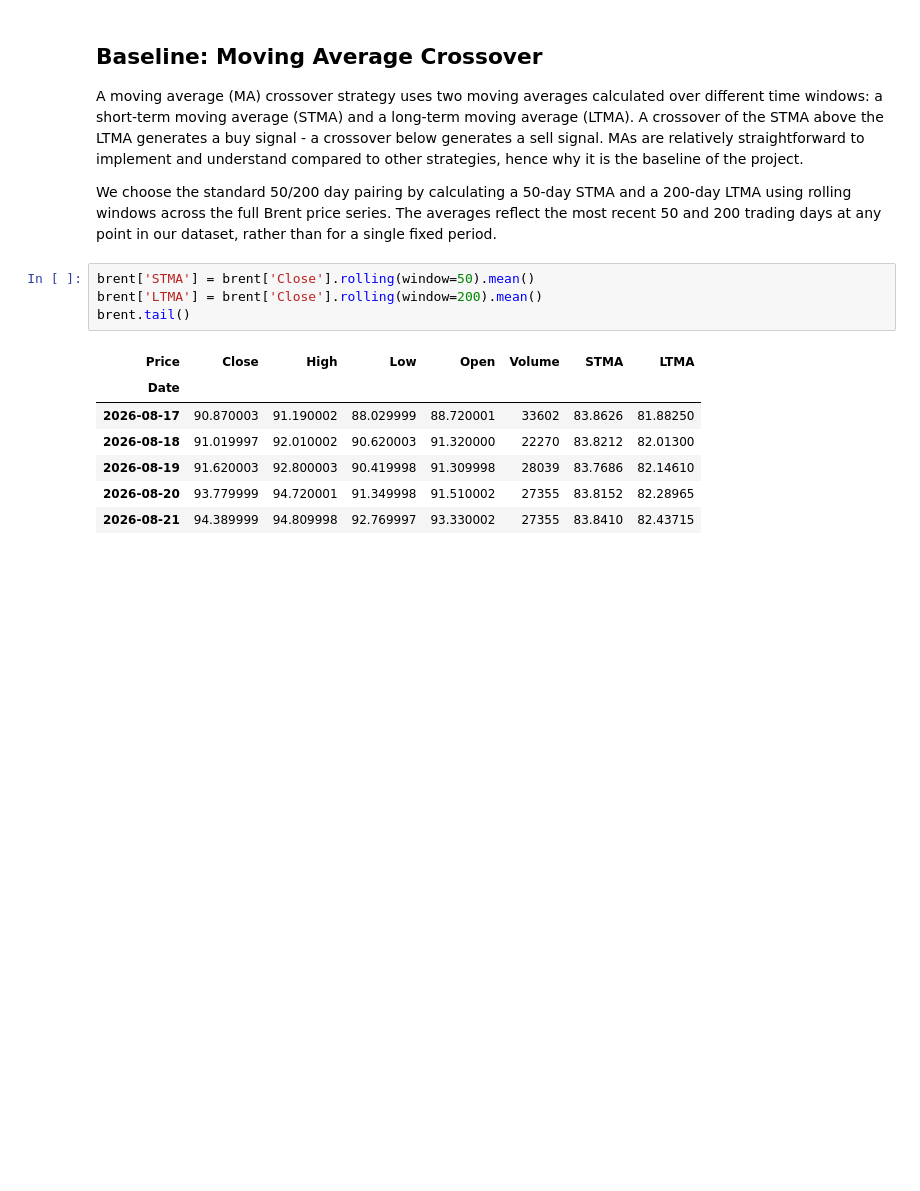
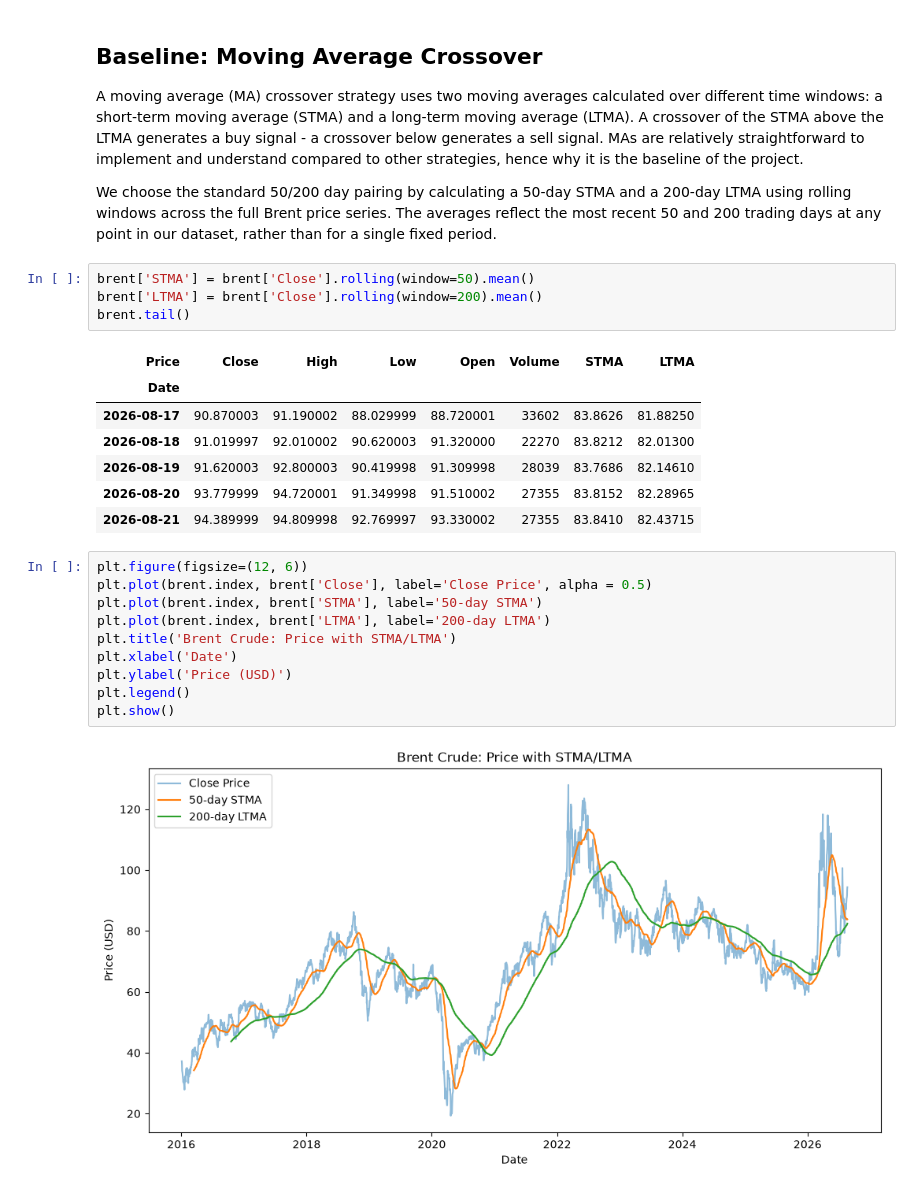
Before and after one commit to myuran-t/brent-crude-regime-model, a Jupyter notebook: brent_regime_model.ipynb, the cells around one changed output. Drawn from its saved outputs; the diff is of its cells as text; blank space fills up the shorter version.

```diff
--- a/brent_regime_model.ipynb
+++ b/brent_regime_model.ipynb
@@ -49,3 +58,15 @@ brent.tail()
 | 2026-08-19 | 91.620003 | 92.800003 | 90.419998 | 91.309998 | 28039 | 83.7686 | 82.14610 |
 | 2026-08-20 | 93.779999 | 94.720001 | 91.349998 | 91.510002 | 27355 | 83.8152 | 82.28965 |
 | 2026-08-21 | 94.389999 | 94.809998 | 92.769997 | 93.330002 | 27355 | 83.8410 | 82.43715 |
+# %%
+plt.figure(figsize=(12, 6))
+plt.plot(brent.index, brent['Close'], label='Close Price', alpha = 0.5)
+plt.plot(brent.index, brent['STMA'], label='50-day STMA')
+plt.plot(brent.index, brent['LTMA'], label='200-day LTMA')
+plt.title('Brent Crude: Price with STMA/LTMA')
+plt.xlabel('Date')
+plt.ylabel('Price (USD)')
+plt.legend()
+plt.show()
+# %% [output]
+[figure, added]
```
Also changed, not shown: parts of 3 cells of this notebook.
